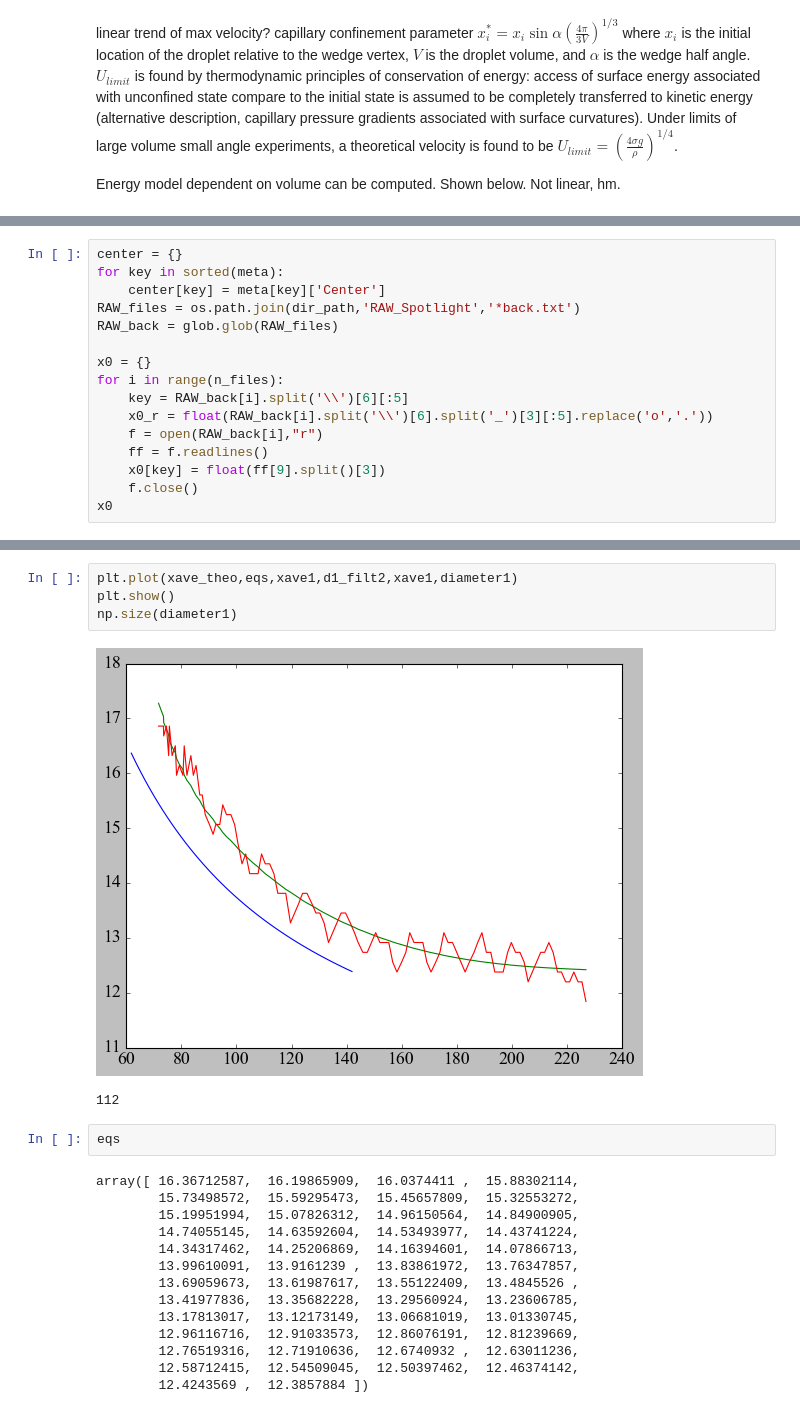
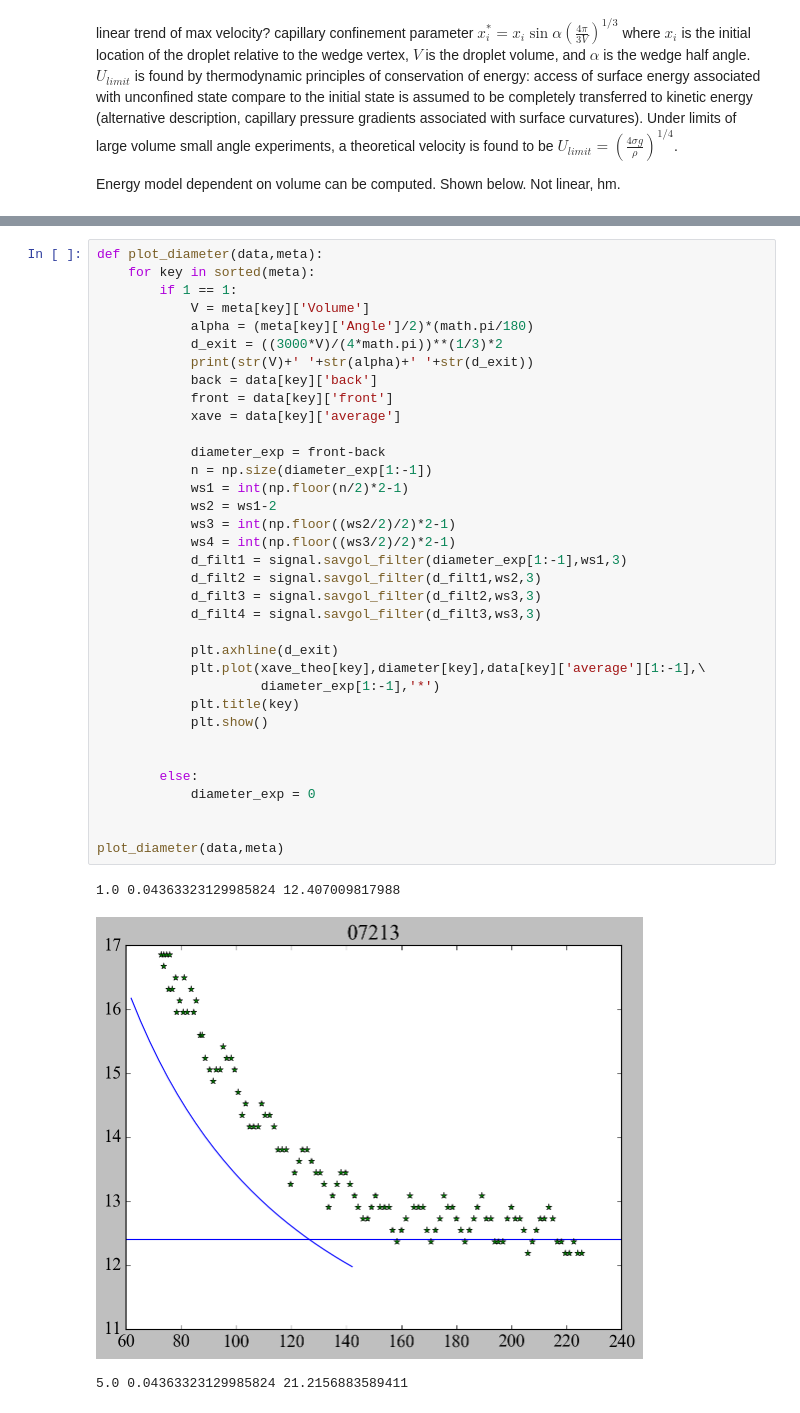
Before and after one commit to loganjt/DropletJumpWedge, a Jupyter notebook: Repos_Data/plotter_notebook.ipynb, the cells around one changed output, grey strips where cells are left out. Saved outputs shown, nothing was run; the diff lists cells and outputs as text.

```diff
--- a/Repos_Data/plotter_notebook.ipynb
+++ b/Repos_Data/plotter_notebook.ipynb
@@ -326,19 +348,3 @@ plt.plot(Vtheo,Utheo*(1000/v_max))
 plt.show()
 # %% [output]
 [figure]
-# %%
-center = {}
-for key in sorted(meta):
-    center[key] = meta[key]['Center']
-RAW_files = os.path.join(dir_path,'RAW_Spotlight','*back.txt')
-RAW_back = glob.glob(RAW_files)
-
-x0 = {}
-for i in range(n_files):
-    key = RAW_back[i].split('\\')[6][:5]
-    x0_r = float(RAW_back[i].split('\\')[6].split('_')[3][:5].replace('o','.'))
-    f = open(RAW_back[i],"r")
-    ff = f.readlines()
-    x0[key] = float(ff[9].split()[3])
-    f.close()
-x0
@@ -412,23 +465,39 @@ d1_filt4 = signal.savgol_filter(d1_filt3,25,3)
-# %%
-plt.plot(xave_theo,eqs,xave1,d1_filt2,xave1,diameter1)
-plt.show()
-np.size(diameter1)
-# %% [output]
-[figure, removed]
-112
-# %%
-eqs
-# %% [output]
-array([ 16.36712587,  16.19865909,  16.0374411 ,  15.88302114,
-        15.73498572,  15.59295473,  15.45657809,  15.32553272,
-        15.19951994,  15.07826312,  14.96150564,  14.84900905,
-        14.74055145,  14.63592604,  14.53493977,  14.43741224,
-        14.34317462,  14.25206869,  14.16394601,  14.07866713,
-        13.99610091,  13.9161239 ,  13.83861972,  13.76347857,
-        13.69059673,  13.61987617,  13.55122409,  13.4845526 ,
-        13.41977836,  13.35682228,  13.29560924,  13.23606785,
-        13.17813017,  13.12173149,  13.06681019,  13.01330745,
-        12.96116716,  12.91033573,  12.86076191,  12.81239669,
-        12.76519316,  12.71910636,  12.6740932 ,  12.63011236,
-        12.58712415,  12.54509045,  12.50397462,  12.46374142,
-        12.4243569 ,  12.3857884 ])
+# %%
+def plot_diameter(data,meta):
+    for key in sorted(meta):
+        if 1 == 1:
+            V = meta[key]['Volume']
+            alpha = (meta[key]['Angle']/2)*(math.pi/180)
+            d_exit = ((3000*V)/(4*math.pi))**(1/3)*2
+            print(str(V)+' '+str(alpha)+' '+str(d_exit))
+            back = data[key]['back']
+            front = data[key]['front']
+            xave = data[key]['average']
+
+            diameter_exp = front-back
+            n = np.size(diameter_exp[1:-1])
+            ws1 = int(np.floor(n/2)*2-1)
+            ws2 = ws1-2
+            ws3 = int(np.floor((ws2/2)/2)*2-1)
+            ws4 = int(np.floor((ws3/2)/2)*2-1)
+            d_filt1 = signal.savgol_filter(diameter_exp[1:-1],ws1,3)
+            d_filt2 = signal.savgol_filter(d_filt1,ws2,3)
+            d_filt3 = signal.savgol_filter(d_filt2,ws3,3)
+            d_filt4 = signal.savgol_filter(d_filt3,ws3,3)
+
+            plt.axhline(d_exit)
+            plt.plot(xave_theo[key],diameter[key],data[key]['average'][1:-1],\
+                     diameter_exp[1:-1],'*')
+            plt.title(key)
+            plt.show()
+
+
+        else:
+            diameter_exp = 0
+
+
+plot_diameter(data,meta)
+# %% [output]
+1.0 0.04363323129985824 12.407009817988
+[figure, added]
+5.0 0.04363323129985824 21.2156883589411
```
Also changed, not shown: parts of 12 cells of this notebook, 11 other files.
